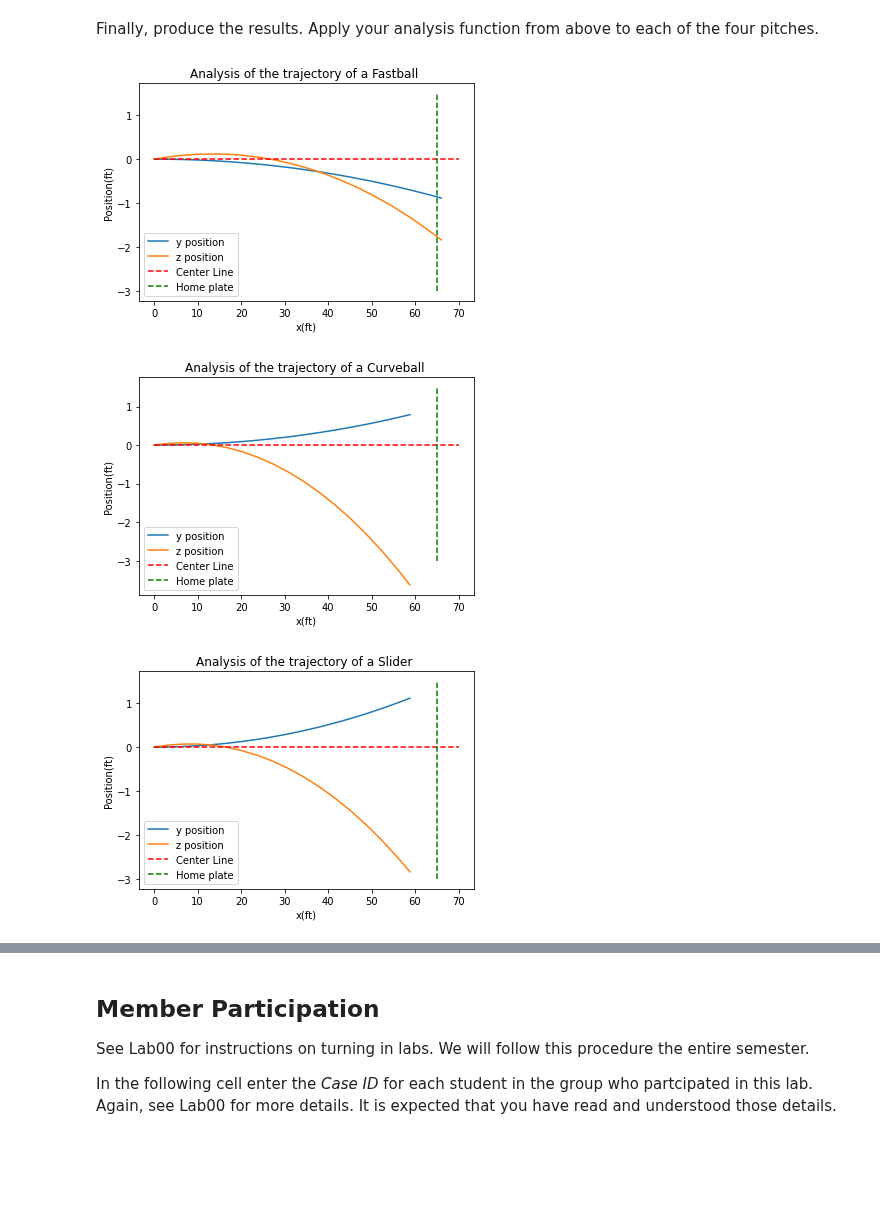
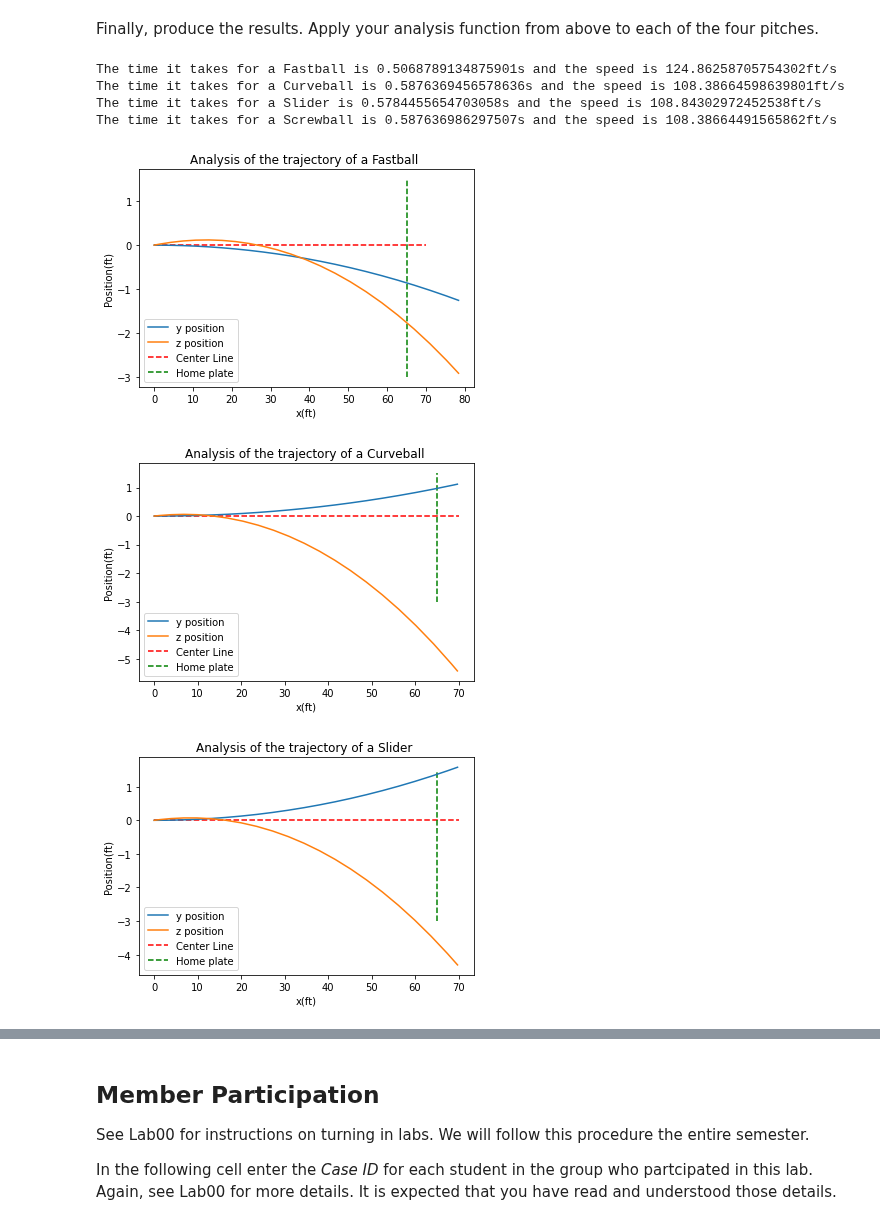
Before and after one commit to Rjames13/p250-spring-2022, a Jupyter notebook: labs/Lab05.ipynb, the cells around one changed output, grey strips where cells are left out. Drawn from its saved outputs; the diff is of its cells as text; code cells hidden in the pictures; blank space fills up the shorter version.

```diff
--- a/labs/Lab05.ipynb
+++ b/labs/Lab05.ipynb
@@ -157,7 +157,7 @@ def trajCalulation(speed,orient,angle=1,spin=1800):
 
     omegavec= np.array([0, spin*(2*np.pi/60)*np.sin(np.radians(orient)), spin*(2*np.pi/60)*np.cos(np.radians(orient))])
 
-    traj= integ.solve_ivp(baseball_func, (0, 0.5), y0, atol=1e-12, rtol=1e-12, args=(omegavec,))
+    traj= integ.solve_ivp(baseball_func, (0, 0.6), y0, atol=1e-12, rtol=1e-12, args=(omegavec,))
     np.zeros([7, len(traj.t)])
     results=traj.t,traj.y[0]*3.28084,traj.y[1]*3.28084,traj.y[2]*3.28084,traj.y[3]*3.28084,traj.y[4]*3.28084,traj.y[5]*3.28084
 
@@ -173,14 +173,16 @@ def analysisTraj(traj,title):
     :param traj: Values of trajectory of the baseball
     :return: nothing, prints graphs to console.
     """
+    homeplateindex=np.min(np.where(traj[1]>=65))
 
 
+    print(f'The time it takes for a {title} is {traj[0][homeplateindex]}s and the speed is {np.linalg.norm(np.array([traj[3][homeplateindex],traj[4][homeplateindex],traj[5][homeplateindex]]))}ft/s ')
     fig = plt.figure()
     plt.plot(traj[1],traj[2], label='y position')
     plt.plot(traj[1],traj[3], label='z position')
     plt.hlines(0,0,70,colors="red",linestyles="dashed",label="Center Line")
     plt.vlines(65,-3,1.5,colors="green",linestyles="dashed", label="Home plate")
-    plt.title(title)
+    plt.title(f'Analysis of the trajectory of a {init_cond["Name"][i]} ')
 
     plt.ylabel("Position(ft)")
     plt.xlabel("x(ft)")
@@ -191,14 +193,18 @@ Finally, produce the results.  Apply your analysis function from above to each o
 # %%
 # creating a dictionarhline(linewidth=1, color='#d62728').y of init value for conventions
 init_cond={"Name":["Fastball","Curveball","Slider","Screwball"],
            "Speed":[95,85,85,85],
            "Angle":[1,1,1,1],
            "Spin":[1800,1800,1800,1800],
            "Orientation":[225,45,0,135]}
 for i in range(0,4):
 
-    analysisTraj(trajCalulation(init_cond["Speed"][i],init_cond["Orientation"][i],init_cond["Angle"][i],init_cond["Spin"][i]),f'Analysis of the trajectory of a {init_cond["Name"][i]} ')
+    analysisTraj(trajCalulation(init_cond["Speed"][i],init_cond["Orientation"][i],init_cond["Angle"][i],init_cond["Spin"][i]),init_cond["Name"][i] )
 # %% [output]
+The time it takes for a Fastball is 0.5068789134875901s and the speed is 124.86258705754302ft/s
+The time it takes for a Curveball is 0.5876369456578636s and the speed is 108.38664598639801ft/s
+The time it takes for a Slider is 0.5784455654703058s and the speed is 108.84302972452538ft/s
+The time it takes for a Screwball is 0.587636986297507s and the speed is 108.38664491565862ft/s
-[figure, old version]
+[figure, new version]
-[figure, old version]
+[figure, new version]
-[figure, old version]
+[figure, new version]
```
Also changed, not shown: parts of 1 cell of this notebook, 1 other file.
